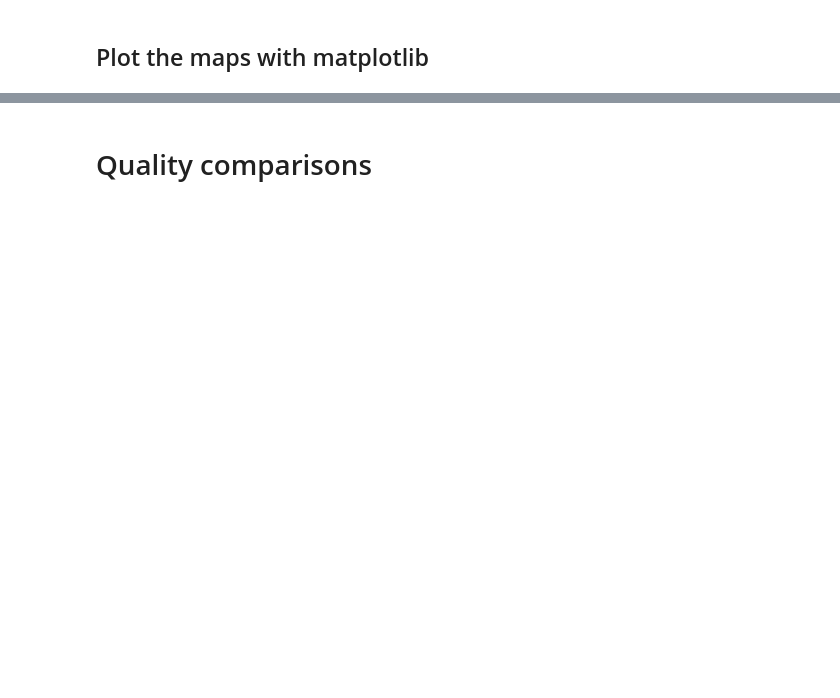
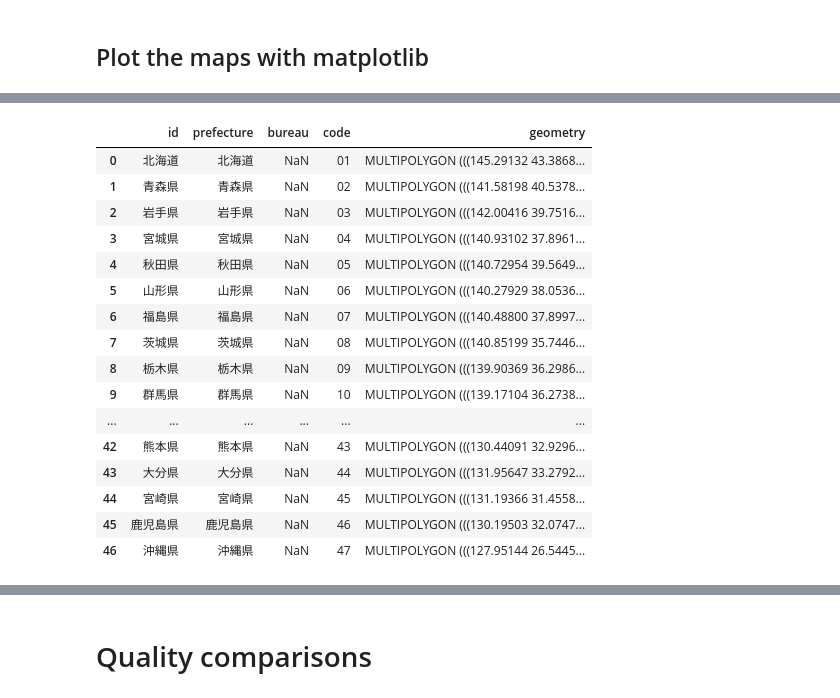
Before and after one commit to passaglia/japandata, a Jupyter notebook: notebooks/maps.ipynb, the cells around one changed output, grey strips where cells are left out. Saved outputs shown, nothing was run; the diff lists cells and outputs as text; code cells hidden in the pictures; blank space fills up the shorter version.

```diff
--- a/notebooks/maps.ipynb
+++ b/notebooks/maps.ipynb
@@ -58,3 +77,23 @@ for filetype in filetypes:
+# %%
+pref_map
+# %% [output]
+|  | id | prefecture | bureau | code | geometry |
+| 0 | 北海道 | 北海道 | NaN | 01 | MULTIPOLYGON (((145.29132 43.3868... |
+| 1 | 青森県 | 青森県 | NaN | 02 | MULTIPOLYGON (((141.58198 40.5378... |
+| 2 | 岩手県 | 岩手県 | NaN | 03 | MULTIPOLYGON (((142.00416 39.7516... |
+| 3 | 宮城県 | 宮城県 | NaN | 04 | MULTIPOLYGON (((140.93102 37.8961... |
+| 4 | 秋田県 | 秋田県 | NaN | 05 | MULTIPOLYGON (((140.72954 39.5649... |
+| 5 | 山形県 | 山形県 | NaN | 06 | MULTIPOLYGON (((140.27929 38.0536... |
+| 6 | 福島県 | 福島県 | NaN | 07 | MULTIPOLYGON (((140.48800 37.8997... |
+| 7 | 茨城県 | 茨城県 | NaN | 08 | MULTIPOLYGON (((140.85199 35.7446... |
+| 8 | 栃木県 | 栃木県 | NaN | 09 | MULTIPOLYGON (((139.90369 36.2986... |
+| 9 | 群馬県 | 群馬県 | NaN | 10 | MULTIPOLYGON (((139.17104 36.2738... |
+| ... | ... | ... | ... | ... | ... |
+| 42 | 熊本県 | 熊本県 | NaN | 43 | MULTIPOLYGON (((130.44091 32.9296... |
+| 43 | 大分県 | 大分県 | NaN | 44 | MULTIPOLYGON (((131.95647 33.2792... |
+| 44 | 宮崎県 | 宮崎県 | NaN | 45 | MULTIPOLYGON (((131.19366 31.4558... |
+| 45 | 鹿児島県 | 鹿児島県 | NaN | 46 | MULTIPOLYGON (((130.19503 32.0747... |
+| 46 | 沖縄県 | 沖縄県 | NaN | 47 | MULTIPOLYGON (((127.95144 26.5445... |
 # %%
 city_map = load_map(date=2022, scale="jp_city", quality="coarse")
 miyagi_city = city_map[city_map["prefecture"] == "宮城県"]
```
Also changed, not shown: parts of 13 cells of this notebook, 1 other file.
